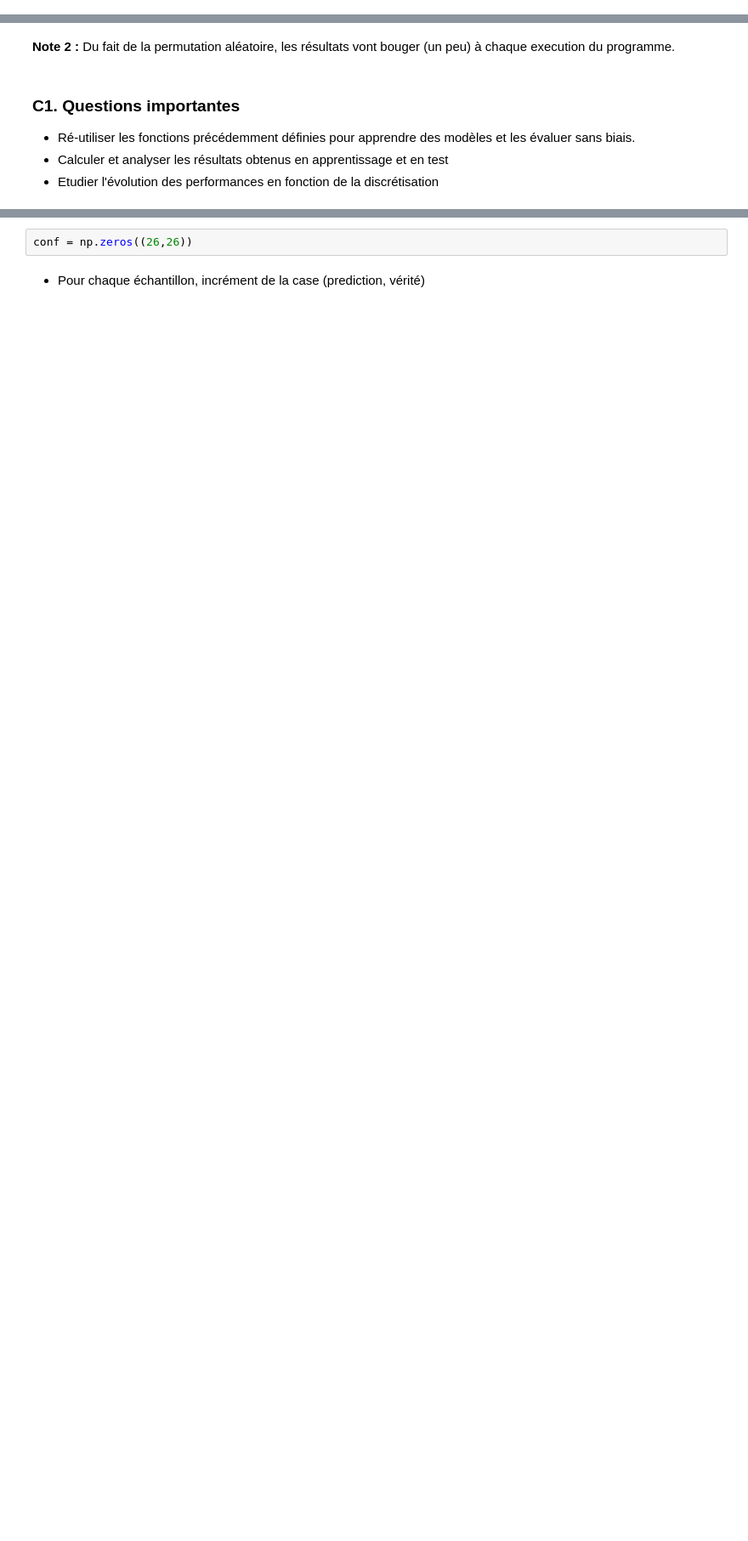
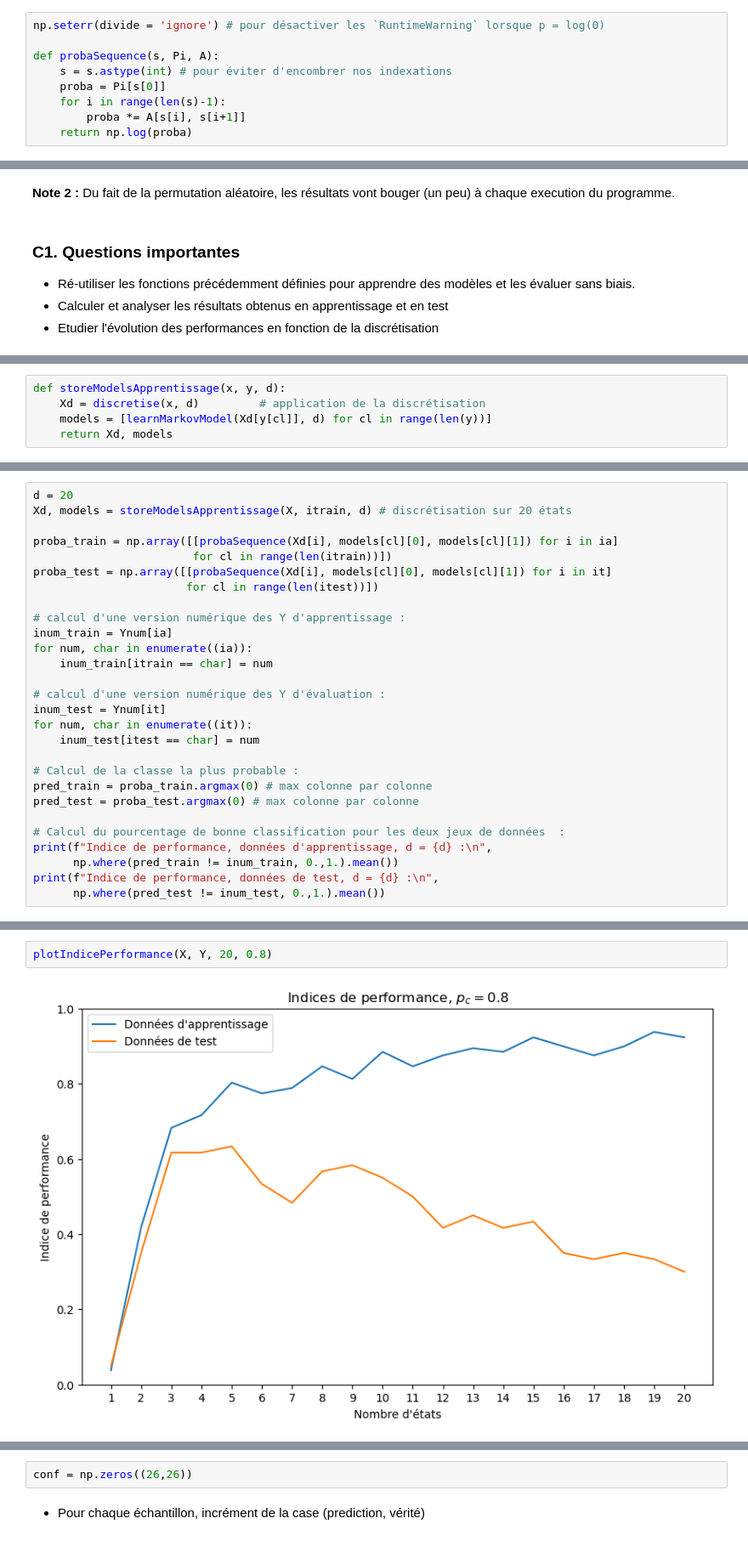
Before and after one commit to dataymeric/DAC, a Jupyter notebook: tme6/tme6.ipynb, the cells around one changed output, grey strips where cells are left out. Shown: that part at 85% size. Cells and saved outputs as stored; diff of their text form; blank space fills up the shorter version.

```diff
--- a/tme6/tme6.ipynb
+++ b/tme6/tme6.ipynb
@@ -179,0 +247,9 @@ def probaSequence(s, Pi, A):
+# %%
+np.seterr(divide = 'ignore') # pour désactiver les `RuntimeWarning` lorsque p = log(0)
+
+def probaSequence(s, Pi, A):
+    s = s.astype(int) # pour éviter d'encombrer nos indexations
+    proba = Pi[s[0]]
+    for i in range(len(s)-1):
+        proba *= A[s[i], s[i+1]]
+    return np.log(proba)
@@ -261,0 +417,5 @@ for i in itest:
+# %%
+def storeModelsApprentissage(x, y, d):
+    Xd = discretise(x, d)         # application de la discrétisation
+    models = [learnMarkovModel(Xd[y[cl]], d) for cl in range(len(y))]
+    return Xd, models
@@ -261,0 +458,28 @@ for i in itest:
+# %%
+d = 20
+Xd, models = storeModelsApprentissage(X, itrain, d) # discrétisation sur 20 états
+
+proba_train = np.array([[probaSequence(Xd[i], models[cl][0], models[cl][1]) for i in ia]
+                        for cl in range(len(itrain))])
+proba_test = np.array([[probaSequence(Xd[i], models[cl][0], models[cl][1]) for i in it]
+                       for cl in range(len(itest))])
+
+# calcul d'une version numérique des Y d'apprentissage :
+inum_train = Ynum[ia]
+for num, char in enumerate((ia)):
+    inum_train[itrain == char] = num
+
+# calcul d'une version numérique des Y d'évaluation :
+inum_test = Ynum[it]
+for num, char in enumerate((it)):
+    inum_test[itest == char] = num
+
+# Calcul de la classe la plus probable :
+pred_train = proba_train.argmax(0) # max colonne par colonne
+pred_test = proba_test.argmax(0) # max colonne par colonne
+
+# Calcul du pourcentage de bonne classification pour les deux jeux de données  :
+print(f"Indice de performance, données d'apprentissage, d = {d} :\n",
+      np.where(pred_train != inum_train, 0.,1.).mean())
+print(f"Indice de performance, données de test, d = {d} :\n",
+      np.where(pred_test != inum_test, 0.,1.).mean())
@@ -261,0 +544,4 @@ for i in itest:
+# %%
+plotIndicePerformance(X, Y, 20, 0.8)
+# %% [output]
+[figure, added]
```
Also changed, not shown: parts of 49 cells of this notebook, 1 other file.
